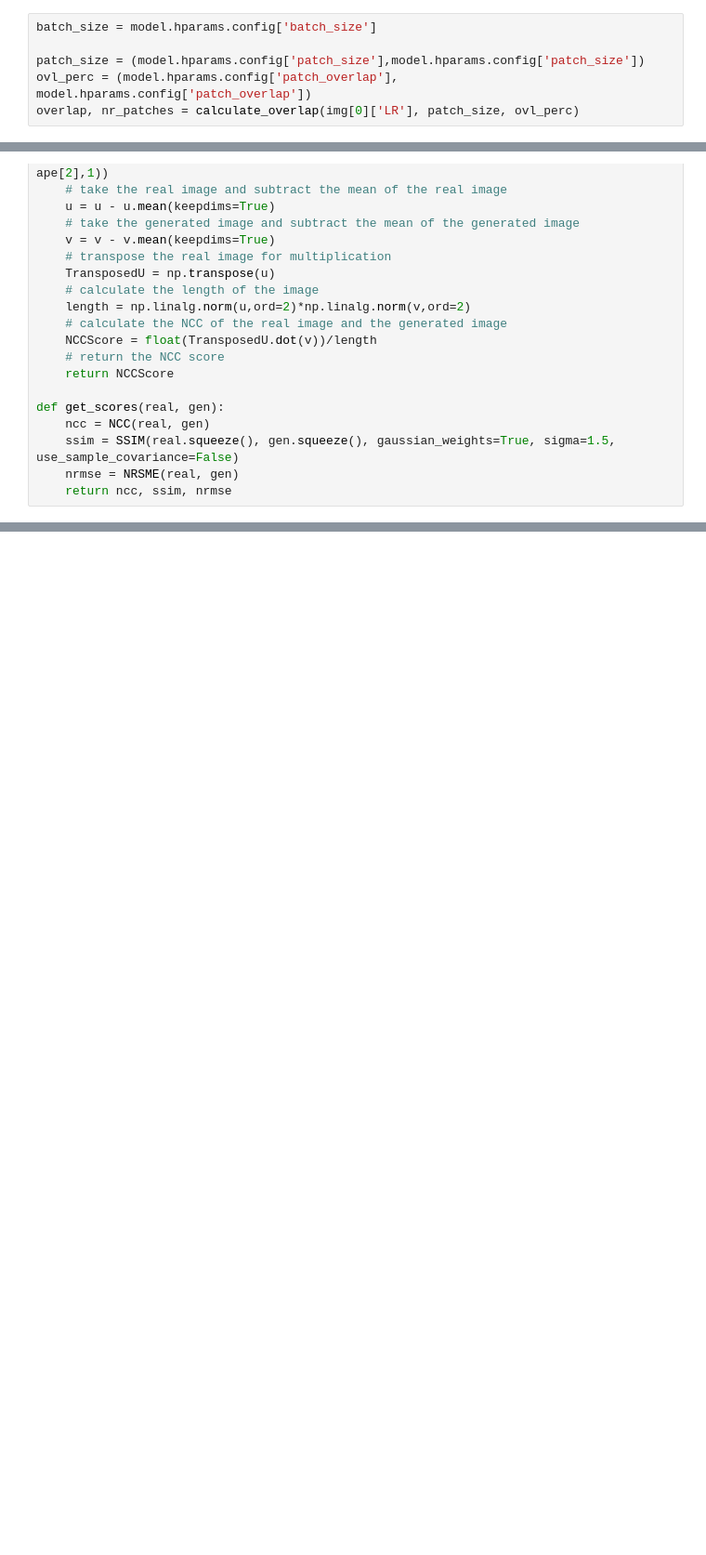
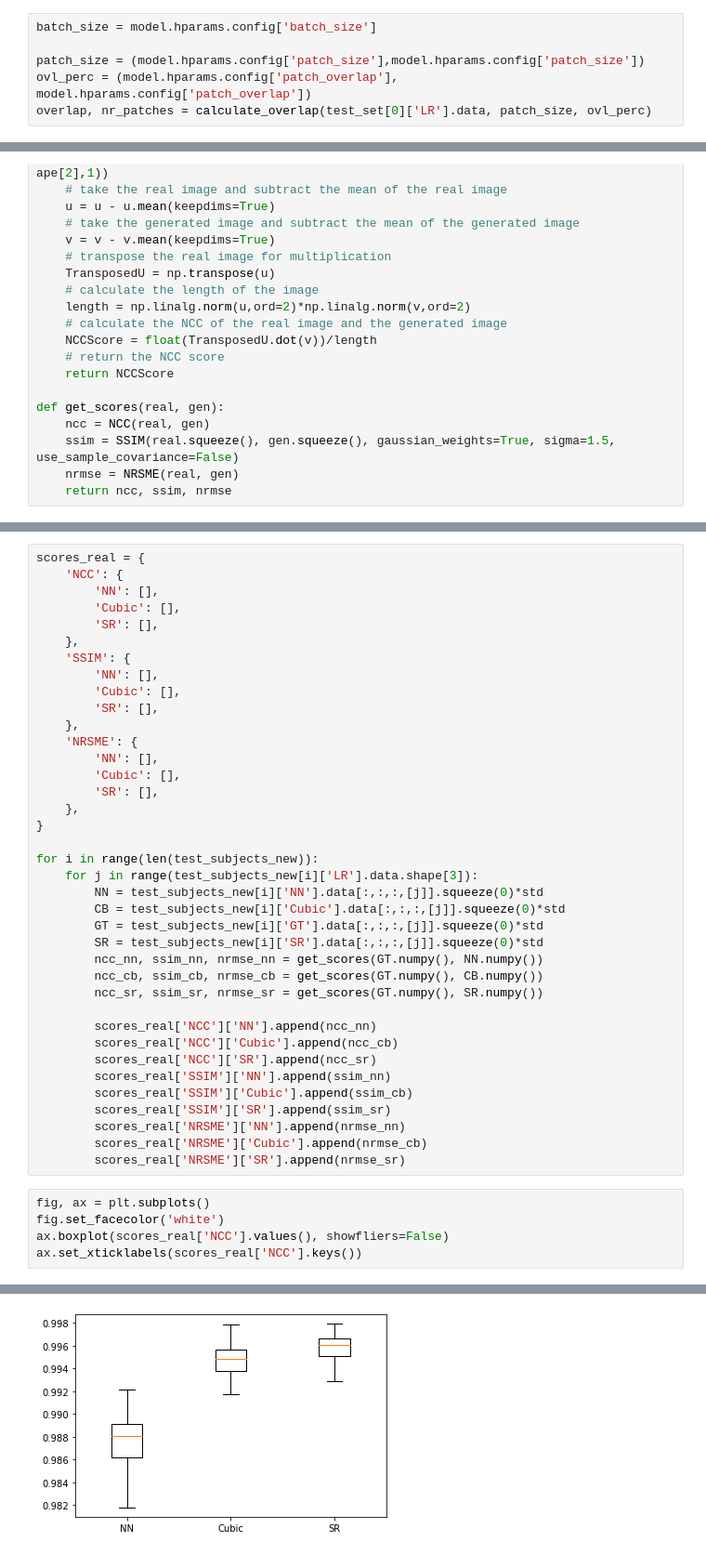
Before and after one commit to rienboonstoppel/SRGan, a Jupyter notebook: predict.ipynb, the cells around one changed output, grey strips where cells are left out. Shown at 93% size. Drawn from its saved outputs; the diff is of its cells as text; blank space fills up the shorter version.

```diff
--- a/predict.ipynb
+++ b/predict.ipynb
@@ -182,7 +171,7 @@ batch_size = model.hparams.config['batch_size']
 
 patch_size = (model.hparams.config['patch_size'],model.hparams.config['patch_size'])
 ovl_perc = (model.hparams.config['patch_overlap'], model.hparams.config['patch_overlap'])
-overlap, nr_patches = calculate_overlap(img[0]['LR'], patch_size, ovl_perc)
+overlap, nr_patches = calculate_overlap(test_set[0]['LR'].data, patch_size, ovl_perc)
 # %%
 subject = test_set[0]
 grid_sampler = tio.inference.GridSampler(
@@ -422,0 +368,44 @@ print(len(nccs))
+# %%
+scores_real = {
+    'NCC': {
+        'NN': [],
+        'Cubic': [],
+        'SR': [],
+    },
+    'SSIM': {
+        'NN': [],
+        'Cubic': [],
+        'SR': [],
+    },
+    'NRSME': {
+        'NN': [],
+        'Cubic': [],
+        'SR': [],
+    },
+}
+
+for i in range(len(test_subjects_new)):
+    for j in range(test_subjects_new[i]['LR'].data.shape[3]):
+        NN = test_subjects_new[i]['NN'].data[:,:,:,[j]].squeeze(0)*std
+        CB = test_subjects_new[i]['Cubic'].data[:,:,:,[j]].squeeze(0)*std
+        GT = test_subjects_new[i]['GT'].data[:,:,:,[j]].squeeze(0)*std
+        SR = test_subjects_new[i]['SR'].data[:,:,:,[j]].squeeze(0)*std
+        ncc_nn, ssim_nn, nrmse_nn = get_scores(GT.numpy(), NN.numpy())
+        ncc_cb, ssim_cb, nrmse_cb = get_scores(GT.numpy(), CB.numpy())
+        ncc_sr, ssim_sr, nrmse_sr = get_scores(GT.numpy(), SR.numpy())
+
+        scores_real['NCC']['NN'].append(ncc_nn)
+        scores_real['NCC']['Cubic'].append(ncc_cb)
+        scores_real['NCC']['SR'].append(ncc_sr)
+        scores_real['SSIM']['NN'].append(ssim_nn)
+        scores_real['SSIM']['Cubic'].append(ssim_cb)
+        scores_real['SSIM']['SR'].append(ssim_sr)
+        scores_real['NRSME']['NN'].append(nrmse_nn)
+        scores_real['NRSME']['Cubic'].append(nrmse_cb)
+        scores_real['NRSME']['SR'].append(nrmse_sr)
+# %%
+fig, ax = plt.subplots()
+fig.set_facecolor('white')
+ax.boxplot(scores_real['NCC'].values(), showfliers=False)
+ax.set_xticklabels(scores_real['NCC'].keys())
+# %% [output]
@@ -422,0 +413 @@ print(len(nccs))
+[figure, added]
```
Also changed, not shown: parts of 26 cells of this notebook, 4 other files.
